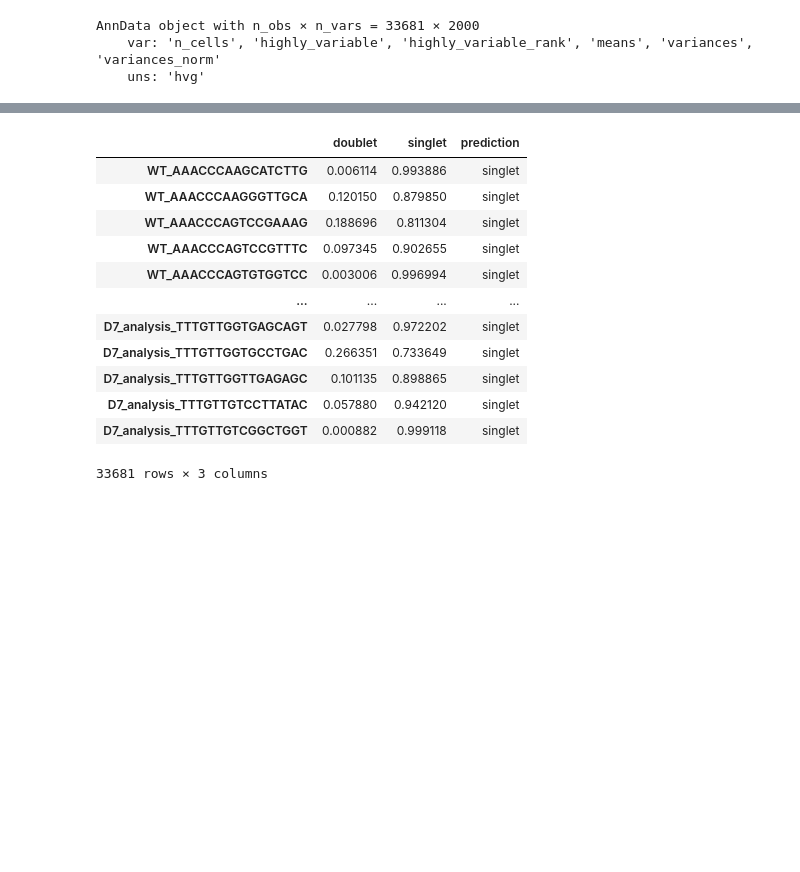
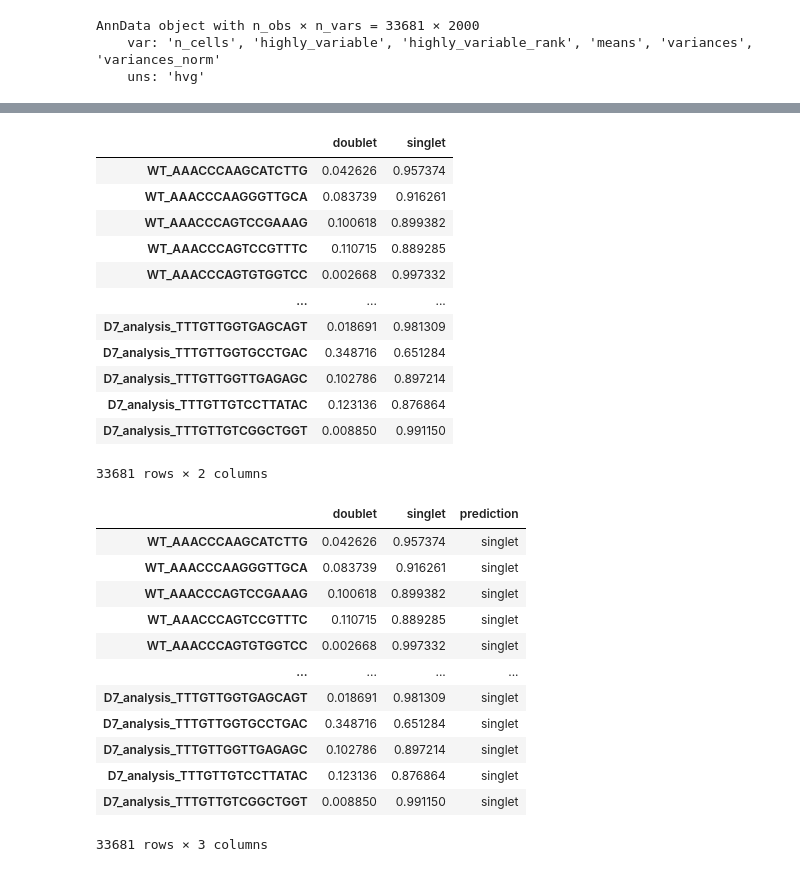
Before and after one commit to ThorstenCodes/scRNAseq-selfproject-pancreatitis, a Jupyter notebook: Pancreatitis_Reanalysis.ipynb, the cells around one changed output, grey strips where cells are left out. Cells and saved outputs as stored; diff of their text form; code cells hidden in the pictures; blank space fills up the shorter version.

```diff
--- a/Pancreatitis_Reanalysis.ipynb
+++ b/Pancreatitis_Reanalysis.ipynb
@@ -113,21 +123,35 @@ Monitored metric validation_loss did not improve in the last 30 records. Best sc
+# %%
+df
+# %% [output]
+|  | doublet | singlet |
+| WT_AAACCCAAGCATCTTG | 0.042626 | 0.957374 |
+| WT_AAACCCAAGGGTTGCA | 0.083739 | 0.916261 |
+| WT_AAACCCAGTCCGAAAG | 0.100618 | 0.899382 |
+| WT_AAACCCAGTCCGTTTC | 0.110715 | 0.889285 |
+| WT_AAACCCAGTGTGGTCC | 0.002668 | 0.997332 |
+| ... | ... | ... |
+| D7_analysis_TTTGTTGGTGAGCAGT | 0.018691 | 0.981309 |
+| D7_analysis_TTTGTTGGTGCCTGAC | 0.348716 | 0.651284 |
+| D7_analysis_TTTGTTGGTTGAGAGC | 0.102786 | 0.897214 |
+| D7_analysis_TTTGTTGTCCTTATAC | 0.123136 | 0.876864 |
+| D7_analysis_TTTGTTGTCGGCTGGT | 0.008850 | 0.991150 |
+33681 rows × 2 columns
 # %%
-# Use predict to annotate the cell barcodes with the trained identifier and annotate it as a string in "doublet" or "singlet"
-df = solo.predict()
 df['prediction'] = solo.predict(soft=False)
 df
 # %% [output]
 |  | doublet | singlet | prediction |
-| WT_AAACCCAAGCATCTTG | 0.006114 | 0.993886 | singlet |
-| WT_AAACCCAAGGGTTGCA | 0.120150 | 0.879850 | singlet |
-| WT_AAACCCAGTCCGAAAG | 0.188696 | 0.811304 | singlet |
-| WT_AAACCCAGTCCGTTTC | 0.097345 | 0.902655 | singlet |
-| WT_AAACCCAGTGTGGTCC | 0.003006 | 0.996994 | singlet |
+| WT_AAACCCAAGCATCTTG | 0.042626 | 0.957374 | singlet |
+| WT_AAACCCAAGGGTTGCA | 0.083739 | 0.916261 | singlet |
+| WT_AAACCCAGTCCGAAAG | 0.100618 | 0.899382 | singlet |
+| WT_AAACCCAGTCCGTTTC | 0.110715 | 0.889285 | singlet |
+| WT_AAACCCAGTGTGGTCC | 0.002668 | 0.997332 | singlet |
 | ... | ... | ... | ... |
-| D7_analysis_TTTGTTGGTGAGCAGT | 0.027798 | 0.972202 | singlet |
-| D7_analysis_TTTGTTGGTGCCTGAC | 0.266351 | 0.733649 | singlet |
-| D7_analysis_TTTGTTGGTTGAGAGC | 0.101135 | 0.898865 | singlet |
-| D7_analysis_TTTGTTGTCCTTATAC | 0.057880 | 0.942120 | singlet |
-| D7_analysis_TTTGTTGTCGGCTGGT | 0.000882 | 0.999118 | singlet |
+| D7_analysis_TTTGTTGGTGAGCAGT | 0.018691 | 0.981309 | singlet |
+| D7_analysis_TTTGTTGGTGCCTGAC | 0.348716 | 0.651284 | singlet |
+| D7_analysis_TTTGTTGGTTGAGAGC | 0.102786 | 0.897214 | singlet |
+| D7_analysis_TTTGTTGTCCTTATAC | 0.123136 | 0.876864 | singlet |
+| D7_analysis_TTTGTTGTCGGCTGGT | 0.008850 | 0.991150 | singlet |
 33681 rows × 3 columns
 # %%
 # Count how many cells are predicted as singlet or doublet
```
Also changed, not shown: parts of 26 cells of this notebook.
